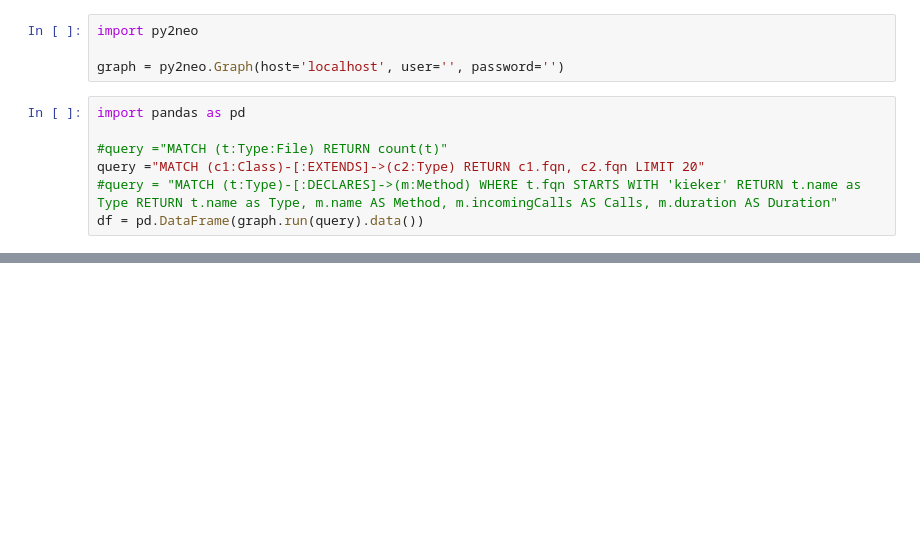
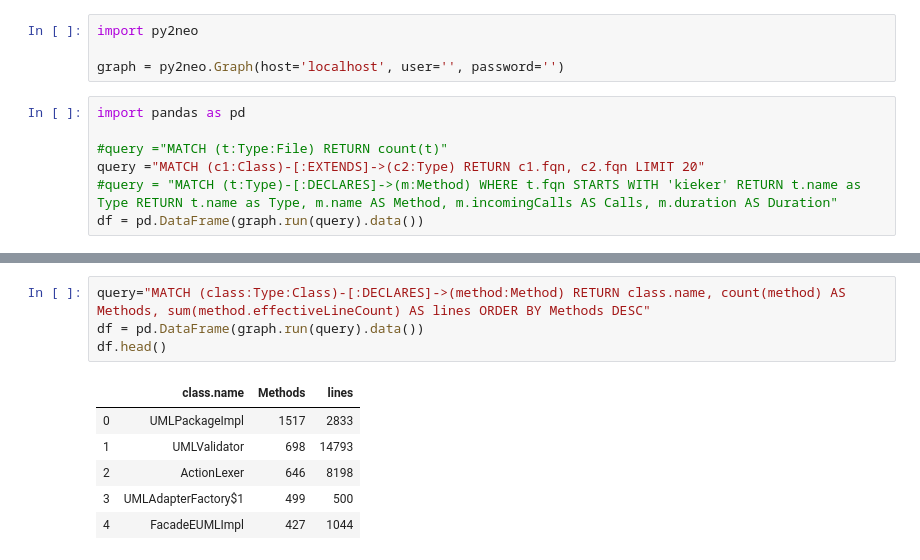
Before and after one commit to softvis-research/performance-analysis, a Jupyter notebook: PerformanceAnalysis.ipynb, the cells around one changed output, grey strips where cells are left out. Cells and saved outputs as stored; diff of their text form; blank space fills up the shorter version.

```diff
--- a/PerformanceAnalysis.ipynb
+++ b/PerformanceAnalysis.ipynb
@@ -20,0 +137,11 @@ df.head()
+# %%
+query="MATCH (class:Type:Class)-[:DECLARES]->(method:Method) RETURN class.name, count(method) AS Methods, sum(method.effectiveLineCount) AS lines ORDER BY Methods DESC"
+df = pd.DataFrame(graph.run(query).data())
+df.head()
+# %% [output]
+|  | class.name | Methods | lines |
+| 0 | UMLPackageImpl | 1517 | 2833 |
+| 1 | UMLValidator | 698 | 14793 |
+| 2 | ActionLexer | 646 | 8198 |
+| 3 | UMLAdapterFactory$1 | 499 | 500 |
+| 4 | FacadeEUMLImpl | 427 | 1044 |
```
Also changed, not shown: parts of 11 cells of this notebook.
